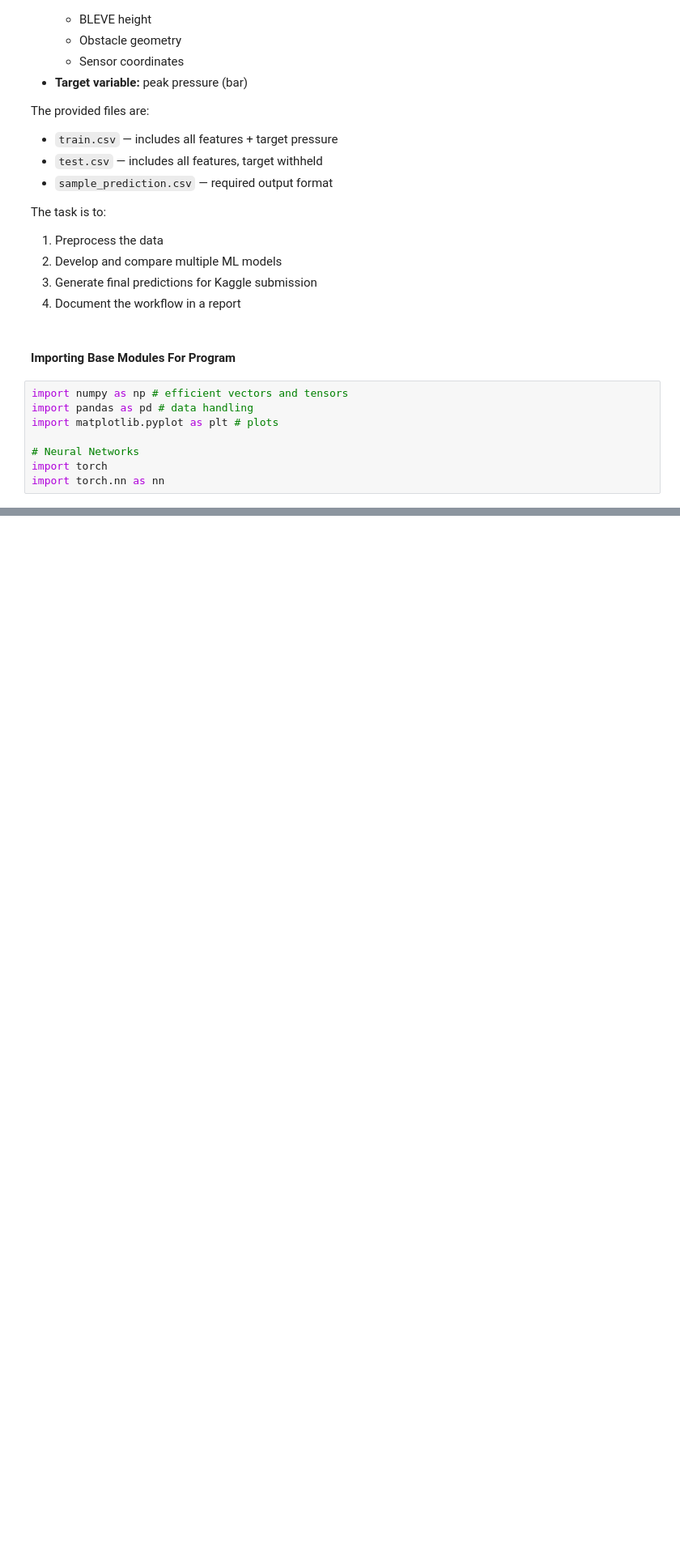
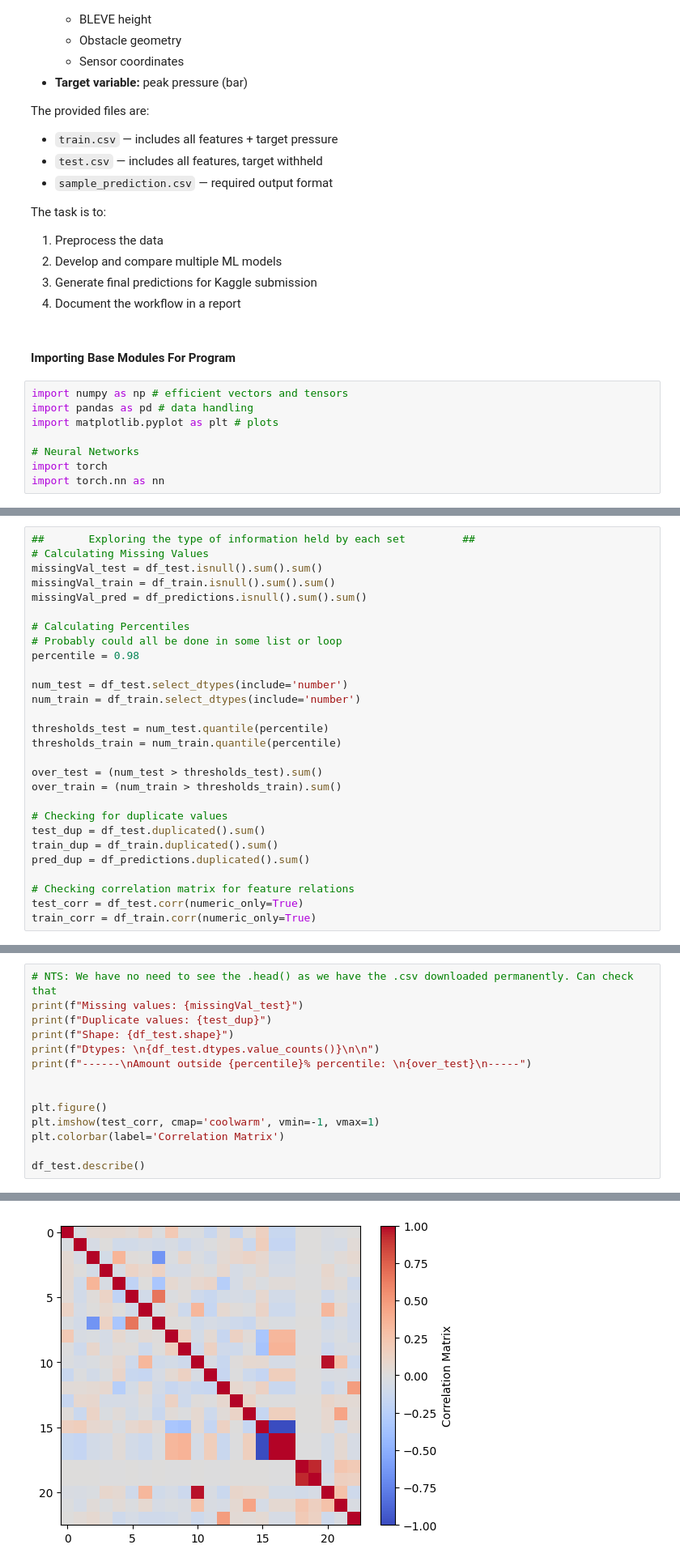
Before and after one commit to Ethan-Ty-Riekert/Year3Sem1_ML_Assignment, a Jupyter notebook: Code/main.ipynb, the cells around one changed output, grey strips where cells are left out. Shown at 81% size. Drawn from its saved outputs; the diff is of its cells as text; blank space fills up the shorter version.

```diff
--- a/Code/main.ipynb
+++ b/Code/main.ipynb
@@ -53,0 +53,28 @@ df_predictions.head()
+# %%
+##       Exploring the type of information held by each set         ##
+# Calculating Missing Values
+missingVal_test = df_test.isnull().sum().sum()
+missingVal_train = df_train.isnull().sum().sum()
+missingVal_pred = df_predictions.isnull().sum().sum()
+
+# Calculating Percentiles
+# Probably could all be done in some list or loop
+percentile = 0.98
+
+num_test = df_test.select_dtypes(include='number')
+num_train = df_train.select_dtypes(include='number')
+
+thresholds_test = num_test.quantile(percentile)
+thresholds_train = num_train.quantile(percentile)
+
+over_test = (num_test > thresholds_test).sum()
+over_train = (num_train > thresholds_train).sum()
+
+# Checking for duplicate values
+test_dup = df_test.duplicated().sum()
+train_dup = df_train.duplicated().sum()
+pred_dup = df_predictions.duplicated().sum()
+
+# Checking correlation matrix for feature relations
+test_corr = df_test.corr(numeric_only=True)
+train_corr = df_train.corr(numeric_only=True)
@@ -53,0 +83,15 @@ df_predictions.head()
+# %%
+# NTS: We have no need to see the .head() as we have the .csv downloaded permanently. Can check that
+print(f"Missing values: {missingVal_test}")
+print(f"Duplicate values: {test_dup}")
+print(f"Shape: {df_test.shape}")
+print(f"Dtypes: \n{df_test.dtypes.value_counts()}\n\n")
+print(f"------\nAmount outside {percentile}% percentile: \n{over_test}\n-----")
+
+
+plt.figure()
+plt.imshow(test_corr, cmap='coolwarm', vmin=-1, vmax=1)
+plt.colorbar(label='Correlation Matrix')
+
+df_test.describe()
+# %% [output]
@@ -53,0 +125 @@ df_predictions.head()
+[figure, added]
```
Also changed, not shown: parts of 14 cells of this notebook, 1 other file.
